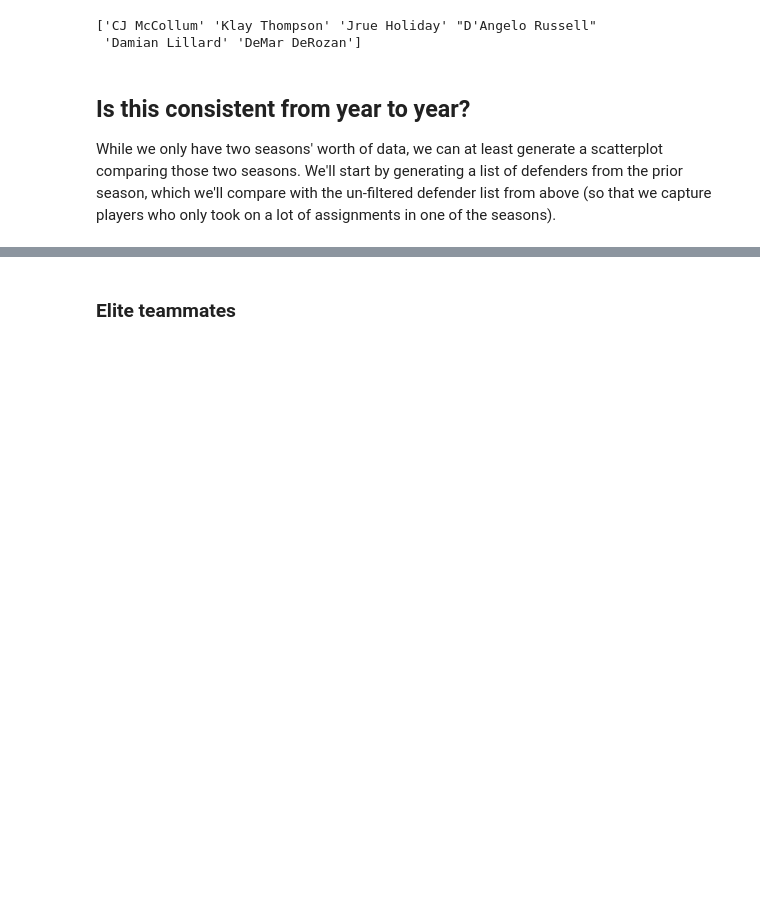
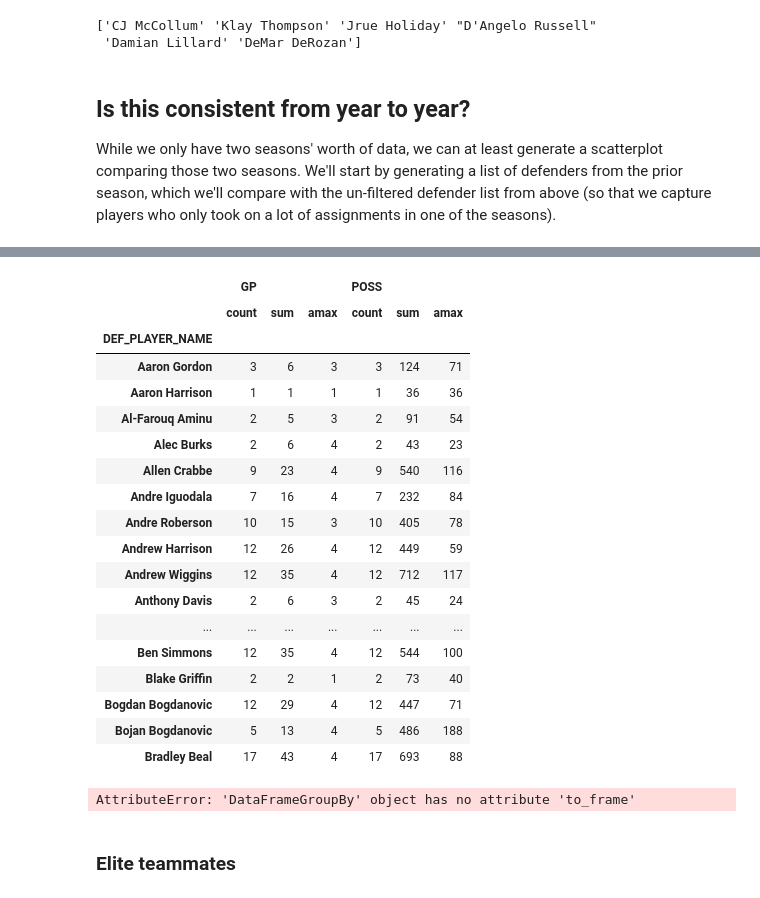
Before and after one commit to sstromberg/nba-project, a Jupyter notebook: guarding_guards.ipynb, the cells around one changed output, grey strips where cells are left out. Drawn from its saved outputs; the diff is of its cells as text; code cells hidden in the pictures; blank space fills up the shorter version.

Commit message:
pulled prior-season data for comparison, working on joining them together

```diff
--- a/guarding_guards.ipynb
+++ b/guarding_guards.ipynb
@@ -327,3 +308,30 @@ print(two_way_names)
 ## Is this consistent from year to year?
 
 While we only have two seasons' worth of data, we can at least generate a scatterplot comparing those two seasons. We'll start by generating a list of defenders from the prior season, which we'll compare with the un-filtered defender list from above (so that we capture players who only took on a lot of assignments in one of the seasons).
+# %%
+# as before, but with the prior season selected
+url_17 = 'https://stats.nba.com/stats/leaguedashplayerstats?College=&Conference=&Country='+ \
+                '&DateFrom=&DateTo=&Division=&DraftPick=&DraftYear=&GameScope=&GameSegment=&Height='+ \
+                '&LastNGames=0&LeagueID=00&Location=&MeasureType=Advanced&Month=0&OpponentTeamID=0'+ \
+                '&Outcome=&PORound=0&PaceAdjust=N&PerMode=PerGame&Period=0&PlayerExperience='+ \
+                '&PlayerPosition=G&PlusMinus=N&Rank=N&Season=2017-18&SeasonSegment=&SeasonType=Regular+Season'+ \
+                '&ShotClockRange=&StarterBench=&TeamID=0&TwoWay=0&VsConference=&VsDivision=&Weight='
+
+headers_17 = {'Accept': 'application/json', 'x-nba-stats-token': 'true', 'X-NewRelic-ID': 'VQECWF5UChAHUlNTBwgBVw==',
+                'User-Agent': 'Mozilla/5.0 (Macintosh; Intel Mac OS X 10_14_4) AppleWebKit/537.36 (KHTML, like Gecko) Chrome/74.0.3729.131',
+                'x-nba-stats-origin': 'stats', 'Referer': 'https://stats.nba.com/players/advanced/?sort=USG_PCT&dir=-1&CF=GP*G*5:MIN*G*20&Season=2017-18&SeasonType=Regular%20Season'}
+
+usage_17 = requests.get(url_17, headers=headers_17)
+
+headers17 = usage_17.json()['resultSets'][0]['headers']
+players17 = usage_17.json()['resultSets'][0]['rowSet']
+
+usage17_df = pd.DataFrame(players17, columns=headers17)
+# %%
+# verify that we get roughly similar results from the same thresholds --
+usage17_leaders = usage17_df.loc[(usage17_df['MIN'] >= 24.0) & (usage17_df['GP'] >= 20) & (usage17_df['USG_PCT'] >= .24)]
+
+print(usage17_leaders.shape)
+print(usage17_leaders.head())
+
+offensive17_list = usage17_leaders['PLAYER_ID'].tolist()
@@ -330 +361,36 @@ While we only have two seasons' worth of data, we can at least generate a scatte
+# %%
+# now we generate the corresponding list of defenders -- we can re-use the function from before,
+# because we included the season-year as a parameter
+matchup17_df = matchups(offensive17_list, season='2017-18')
+
+defenders17 = matchup17_df.groupby(['DEF_PLAYER_NAME'])
+
+# explore properties of this construction of the data
+defenders17['GP','POSS'].agg(['count', np.sum, np.max])[0:20]
+# %% [output]
+|  | GP |  |  | POSS |  |  |
+|  | count | sum | amax | count | sum | amax |
+| DEF_PLAYER_NAME |  |  |  |  |  |  |
+| Aaron Gordon | 3 | 6 | 3 | 3 | 124 | 71 |
+| Aaron Harrison | 1 | 1 | 1 | 1 | 36 | 36 |
+| Al-Farouq Aminu | 2 | 5 | 3 | 2 | 91 | 54 |
+| Alec Burks | 2 | 6 | 4 | 2 | 43 | 23 |
+| Allen Crabbe | 9 | 23 | 4 | 9 | 540 | 116 |
+| Andre Iguodala | 7 | 16 | 4 | 7 | 232 | 84 |
+| Andre Roberson | 10 | 15 | 3 | 10 | 405 | 78 |
+| Andrew Harrison | 12 | 26 | 4 | 12 | 449 | 59 |
+| Andrew Wiggins | 12 | 35 | 4 | 12 | 712 | 117 |
+| Anthony Davis | 2 | 6 | 3 | 2 | 45 | 24 |
+| ... | ... | ... | ... | ... | ... | ... |
+| Ben Simmons | 12 | 35 | 4 | 12 | 544 | 100 |
+| Blake Griffin | 2 | 2 | 1 | 2 | 73 | 40 |
+| Bogdan Bogdanovic | 12 | 29 | 4 | 12 | 447 | 71 |
+| Bojan Bogdanovic | 5 | 13 | 4 | 5 | 486 | 188 |
+| Bradley Beal | 17 | 43 | 4 | 17 | 693 | 88 |
+# %%
+type(defenders17)
+
+defenders17.to_frame(name='1718').reset_index()
+# %% [output]
+AttributeError: 'DataFrameGroupBy' object has no attribute 'to_frame'
 # %%
```
Also changed, not shown: parts of 8 cells of this notebook.
